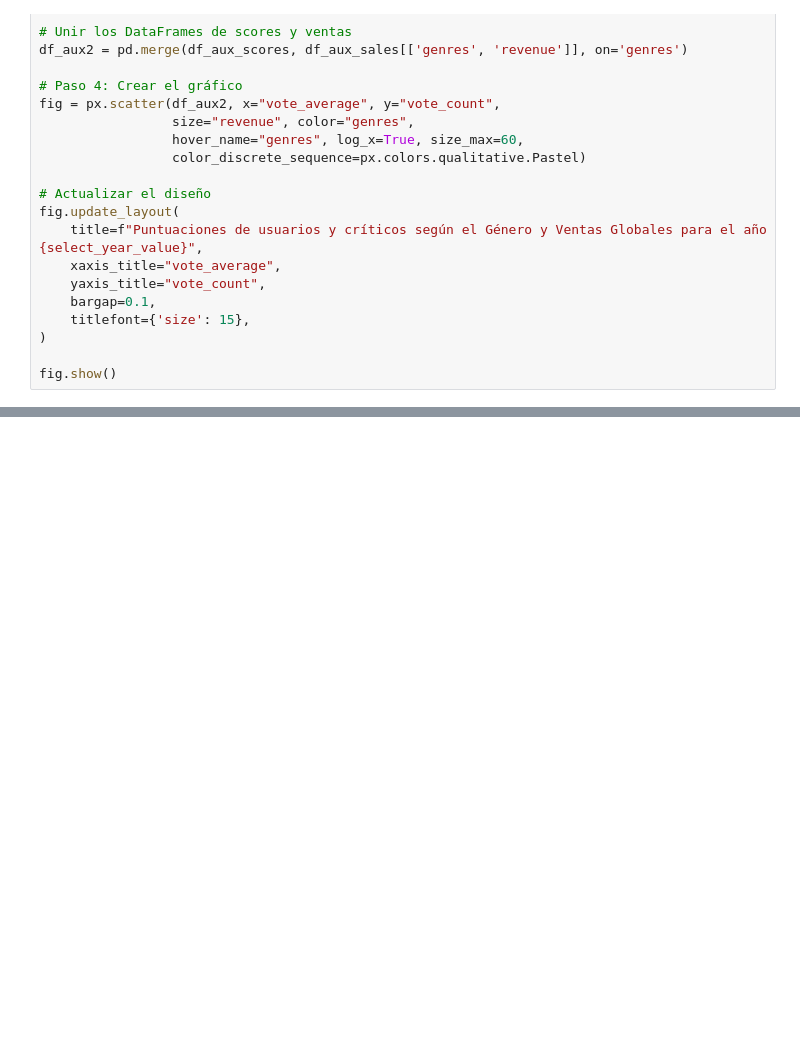
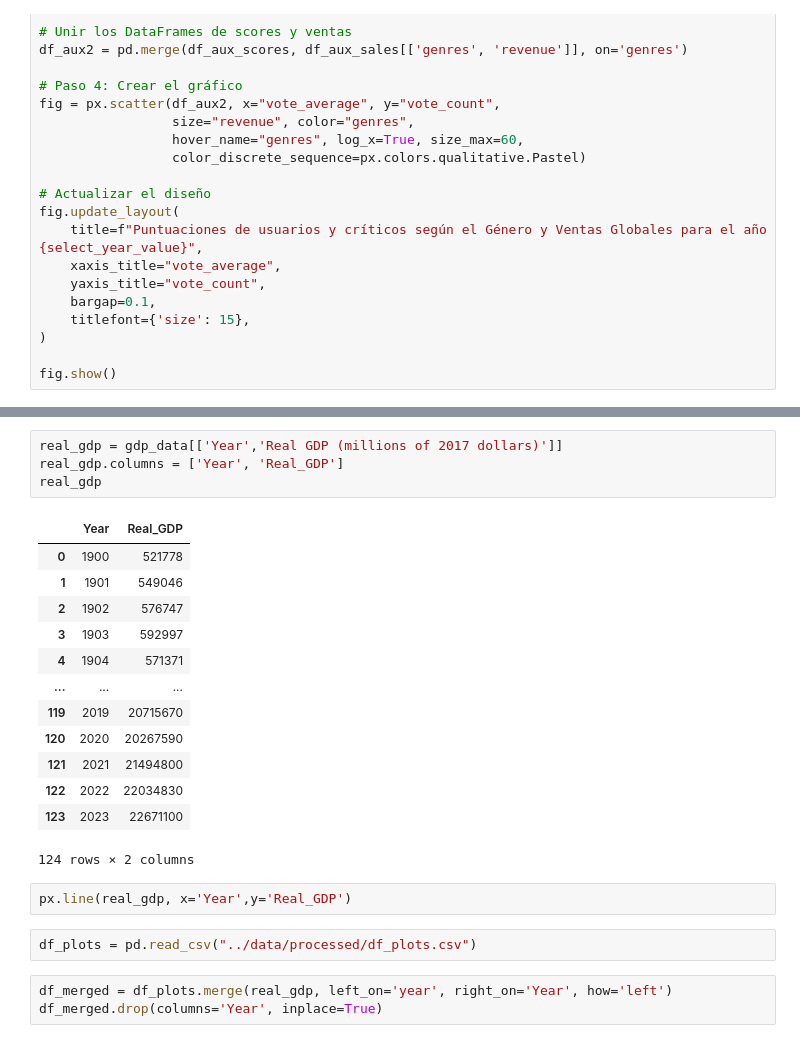
Before and after one commit to fernandoperezalba/PracticaVisualizacion, a Jupyter notebook: notebooks/EDA.ipynb, the cells around one changed output, grey strips where cells are left out. Saved outputs shown, nothing was run; the diff lists cells and outputs as text; blank space fills up the shorter version.

```diff
--- a/notebooks/EDA.ipynb
+++ b/notebooks/EDA.ipynb
@@ -487,0 +650,25 @@ fig.show()
+# %%
+real_gdp = gdp_data[['Year','Real GDP (millions of 2017 dollars)']]
+real_gdp.columns = ['Year', 'Real_GDP']
+real_gdp
+# %% [output]
+|  | Year | Real_GDP |
+| 0 | 1900 | 521778 |
+| 1 | 1901 | 549046 |
+| 2 | 1902 | 576747 |
+| 3 | 1903 | 592997 |
+| 4 | 1904 | 571371 |
+| ... | ... | ... |
+| 119 | 2019 | 20715670 |
+| 120 | 2020 | 20267590 |
+| 121 | 2021 | 21494800 |
+| 122 | 2022 | 22034830 |
+| 123 | 2023 | 22671100 |
+124 rows × 2 columns
+# %%
+px.line(real_gdp, x='Year',y='Real_GDP')
+# %%
+df_plots = pd.read_csv("../data/processed/df_plots.csv")
+# %%
+df_merged = df_plots.merge(real_gdp, left_on='year', right_on='Year', how='left')
+df_merged.drop(columns='Year', inplace=True)
```
Also changed, not shown: parts of 21 cells of this notebook, 1 other file.
